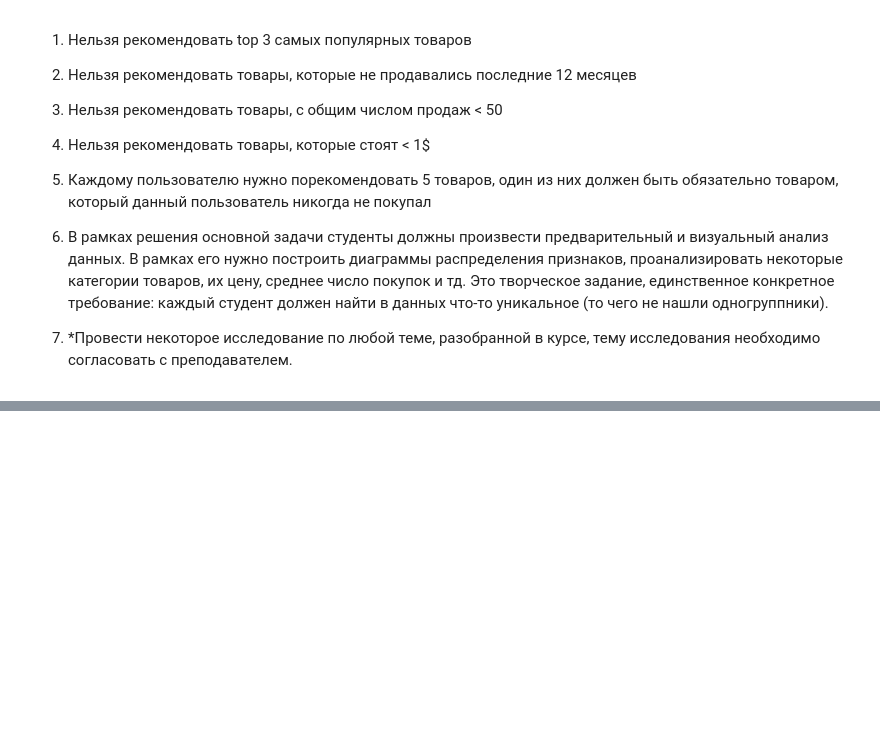
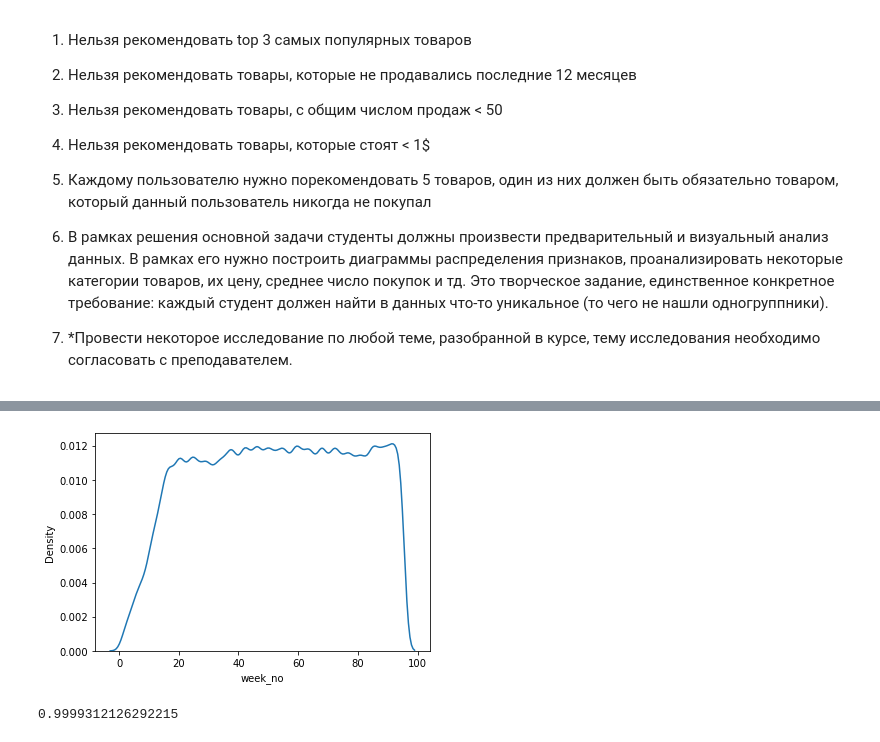
Before and after one commit to AndreiBazhenau/gb, a Jupyter notebook: rec_sys/course_project.ipynb, the cells around one changed output, grey strips where cells are left out. Drawn from its saved outputs; the diff is of its cells as text; code cells hidden in the pictures; blank space fills up the shorter version.

```diff
--- a/rec_sys/course_project.ipynb
+++ b/rec_sys/course_project.ipynb
@@ -20,0 +253,10 @@
+# %%
+sns.kdeplot(data=data['week_no']);
+# %% [output]
+[figure, added]
+# %%
+from scipy.stats.stats import pearsonr
+
+pearsonr(data['week_no'], data['day'])[0]
+# %% [output]
+0.9999312126292215
```
Also changed, not shown: parts of 41 cells of this notebook, 3 other files.
